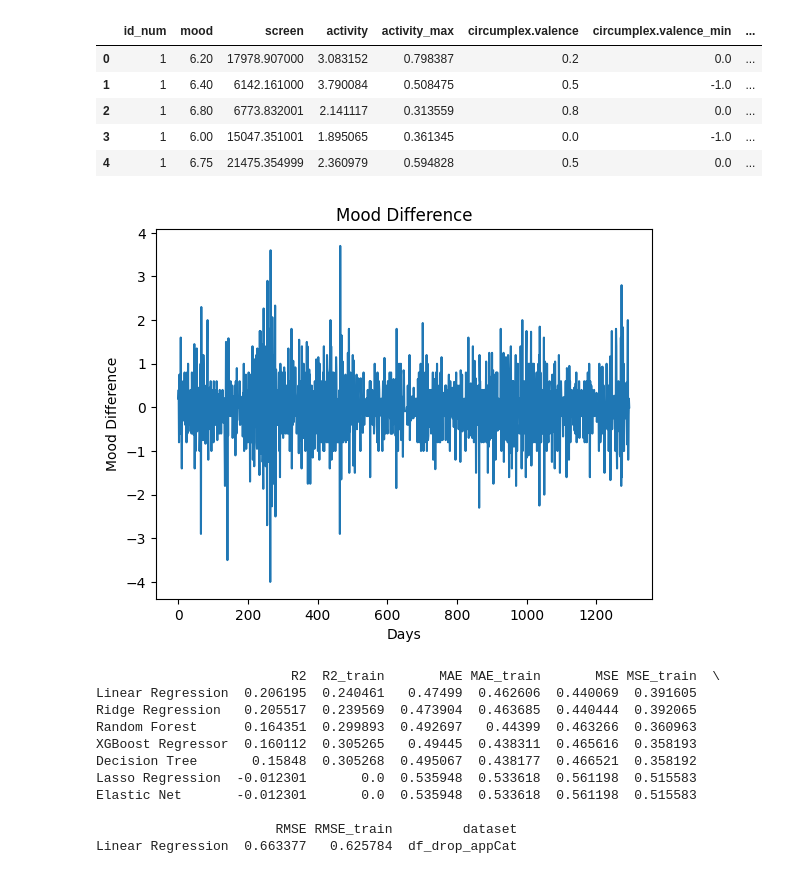
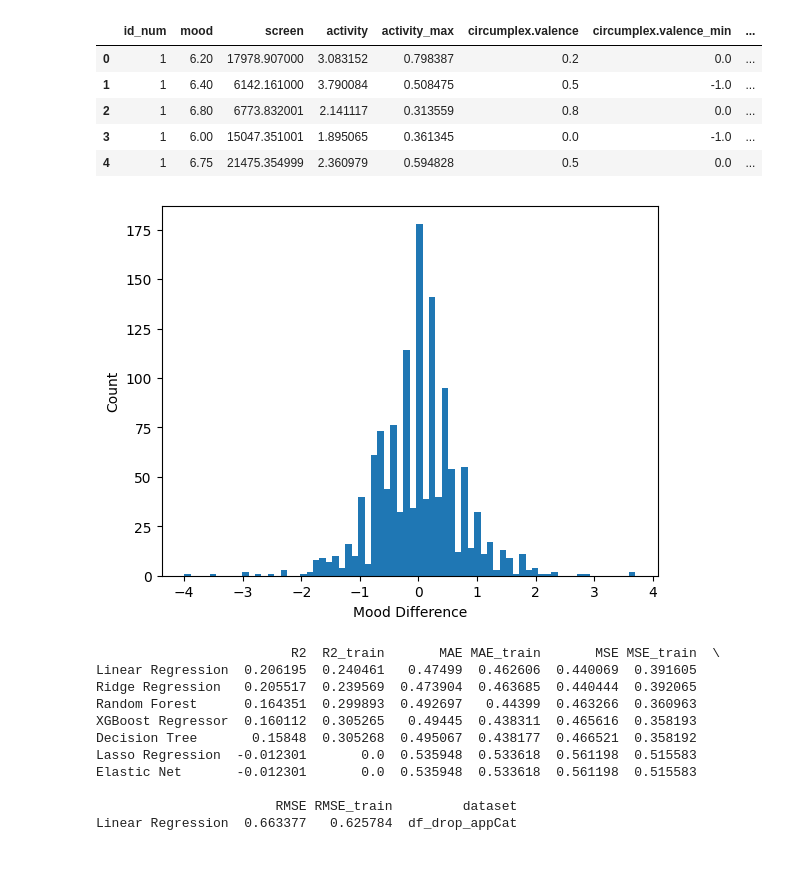
Before and after one commit to matushalak/DMT, a Jupyter notebook: ML_modelling.ipynb, the cells around one changed output. Saved outputs shown, nothing was run; the diff lists cells and outputs as text; code cells hidden in the pictures.

```diff
--- a/ML_modelling.ipynb
+++ b/ML_modelling.ipynb
@@ -37,11 +37,12 @@ y = df['next_day_mood']
 # %%
 difference = df['next_day_mood'] - df['mood']
 
-plt.xlabel('Days')
-plt.ylabel('Mood Difference')
+plt.hist(difference, bins=70)
+plt.ylabel('Count')
+plt.xlabel('Mood Difference')
 plt.show()
 # %% [output]
-[figure, old version]
+[figure, new version]
 # %%
 # split into train and test
 X_train, X_test, y_train, y_test = train_test_split(X, y, test_size=0.2, random_state=42)
```
Also changed, not shown: 4 other files.
